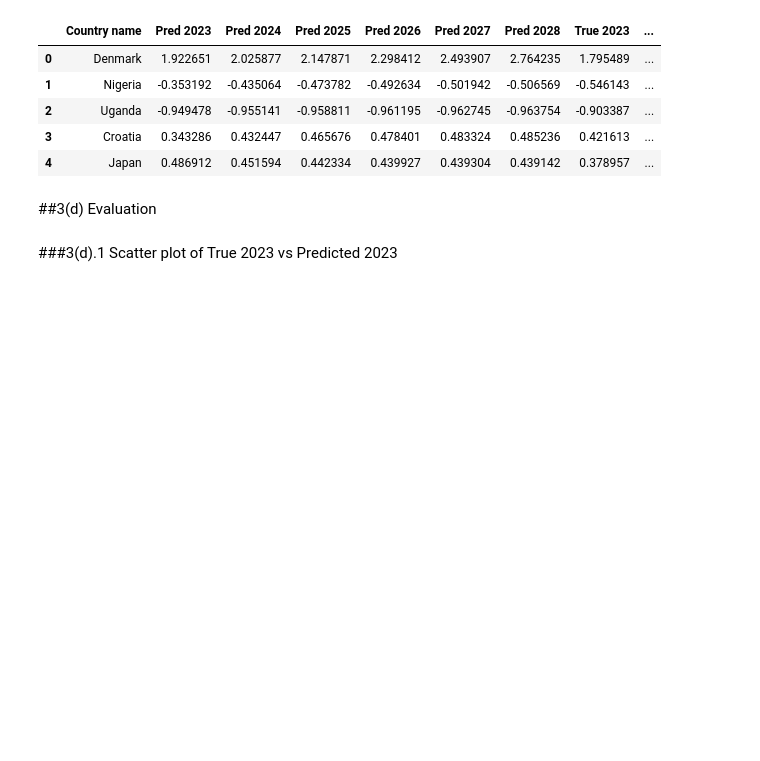
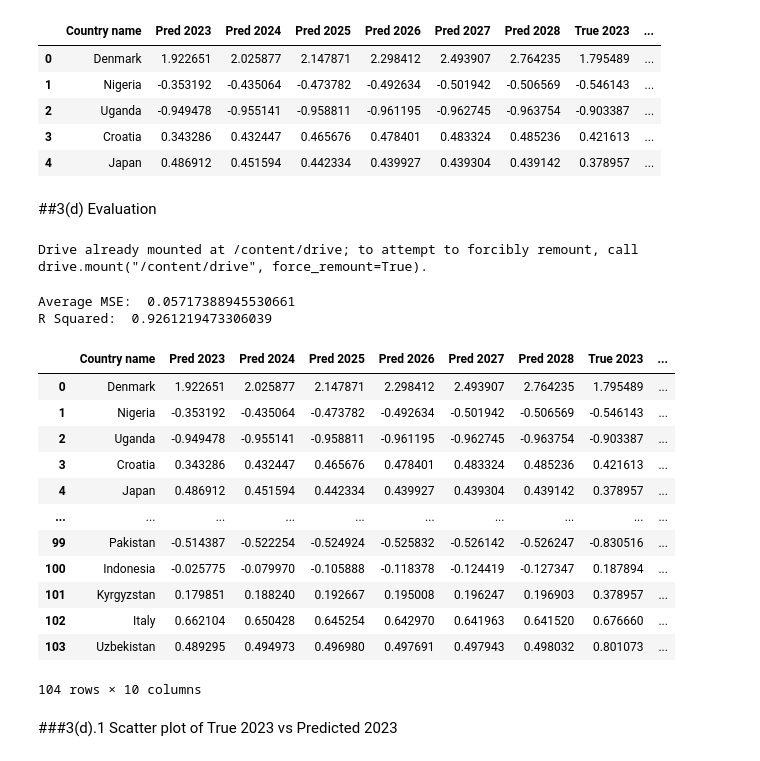
Before and after one commit to nicolesaade/WorldHappinessReportAnalysis, a Jupyter notebook: WorldHappinessReport_Time_Series_2023final.ipynb, the cells around one changed output. Cells and saved outputs as stored; diff of their text form; code cells hidden in the pictures; blank space fills up the shorter version.

```diff
--- a/WorldHappinessReport_Time_Series_2023final.ipynb
+++ b/WorldHappinessReport_Time_Series_2023final.ipynb
@@ -148,3 +146,42 @@ p1_df = pd.read_csv(path+'prediction_2023final.csv')
+# %%
+from google.colab import drive
+drive.mount('/content/drive')
+path = '/content/drive/My Drive/Colab Notebooks/DS Group Project/'
+p1_df = pd.read_csv(path+'prediction_2023final.csv')
+# %% [output]
+Drive already mounted at /content/drive; to attempt to forcibly remount, call drive.mount("/content/drive", force_remount=True).
+# %%
+#Initialize list of mean squared errors
+mse = []
+
+for country in p1_df['Country name']:
+  y_true = p1_df.loc[p1_df['Country name']==country]['True 2023']
+  y_pred = p1_df.loc[p1_df['Country name']==country]['Pred 2023']
+  mse.append(mean_squared_error(y_true, y_pred)) #Store MSEs for each country
+
+p1_df['MSE'] = mse
+print('Average MSE: ', sum(mse)/len(mse))
+
+r_squared = r2_score(p1_df['True 2023'], p1_df['Pred 2023'])
+print('R Squared: ', r_squared)
+
+p1_df
+# %% [output]
+Average MSE:  0.05717388945530661
+R Squared:  0.9261219473306039
+|  | Country name | Pred 2023 | Pred 2024 | Pred 2025 | Pred 2026 | Pred 2027 | Pred 2028 | True 2023 | ... |
+| 0 | Denmark | 1.922651 | 2.025877 | 2.147871 | 2.298412 | 2.493907 | 2.764235 | 1.795489 | ... |
+| 1 | Nigeria | -0.353192 | -0.435064 | -0.473782 | -0.492634 | -0.501942 | -0.506569 | -0.546143 | ... |
+| 2 | Uganda | -0.949478 | -0.955141 | -0.958811 | -0.961195 | -0.962745 | -0.963754 | -0.903387 | ... |
+| 3 | Croatia | 0.343286 | 0.432447 | 0.465676 | 0.478401 | 0.483324 | 0.485236 | 0.421613 | ... |
+| 4 | Japan | 0.486912 | 0.451594 | 0.442334 | 0.439927 | 0.439304 | 0.439142 | 0.378957 | ... |
+| ... | ... | ... | ... | ... | ... | ... | ... | ... | ... |
+| 99 | Pakistan | -0.514387 | -0.522254 | -0.524924 | -0.525832 | -0.526142 | -0.526247 | -0.830516 | ... |
+| 100 | Indonesia | -0.025775 | -0.079970 | -0.105888 | -0.118378 | -0.124419 | -0.127347 | 0.187894 | ... |
+| 101 | Kyrgyzstan | 0.179851 | 0.188240 | 0.192667 | 0.195008 | 0.196247 | 0.196903 | 0.378957 | ... |
+| 102 | Italy | 0.662104 | 0.650428 | 0.645254 | 0.642970 | 0.641963 | 0.641520 | 0.676660 | ... |
+| 103 | Uzbekistan | 0.489295 | 0.494973 | 0.496980 | 0.497691 | 0.497943 | 0.498032 | 0.801073 | ... |
+104 rows × 10 columns
 # %% [markdown]
 ###3(d).1 Scatter plot of True 2023 vs Predicted 2023
 # %%
```
Also changed, not shown: parts of 4 cells of this notebook.
